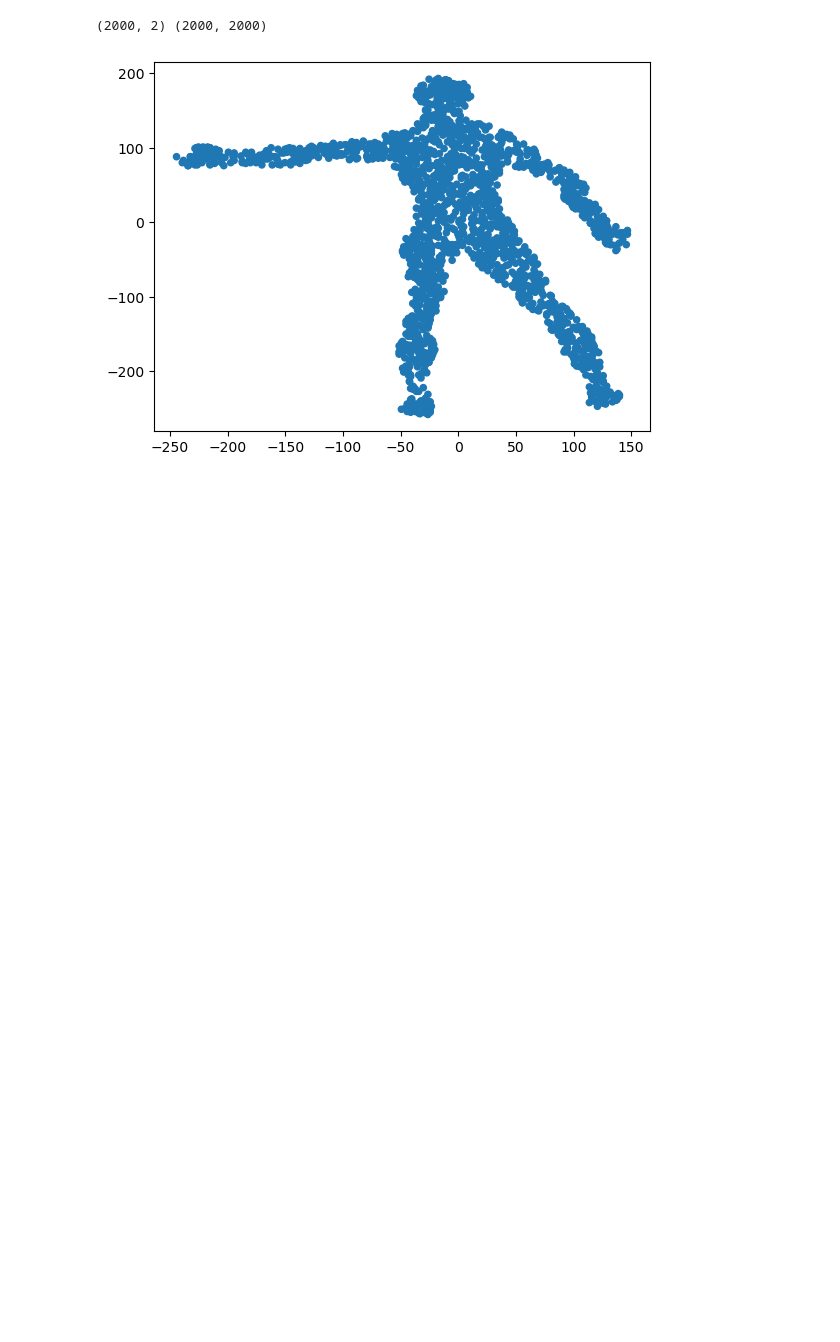
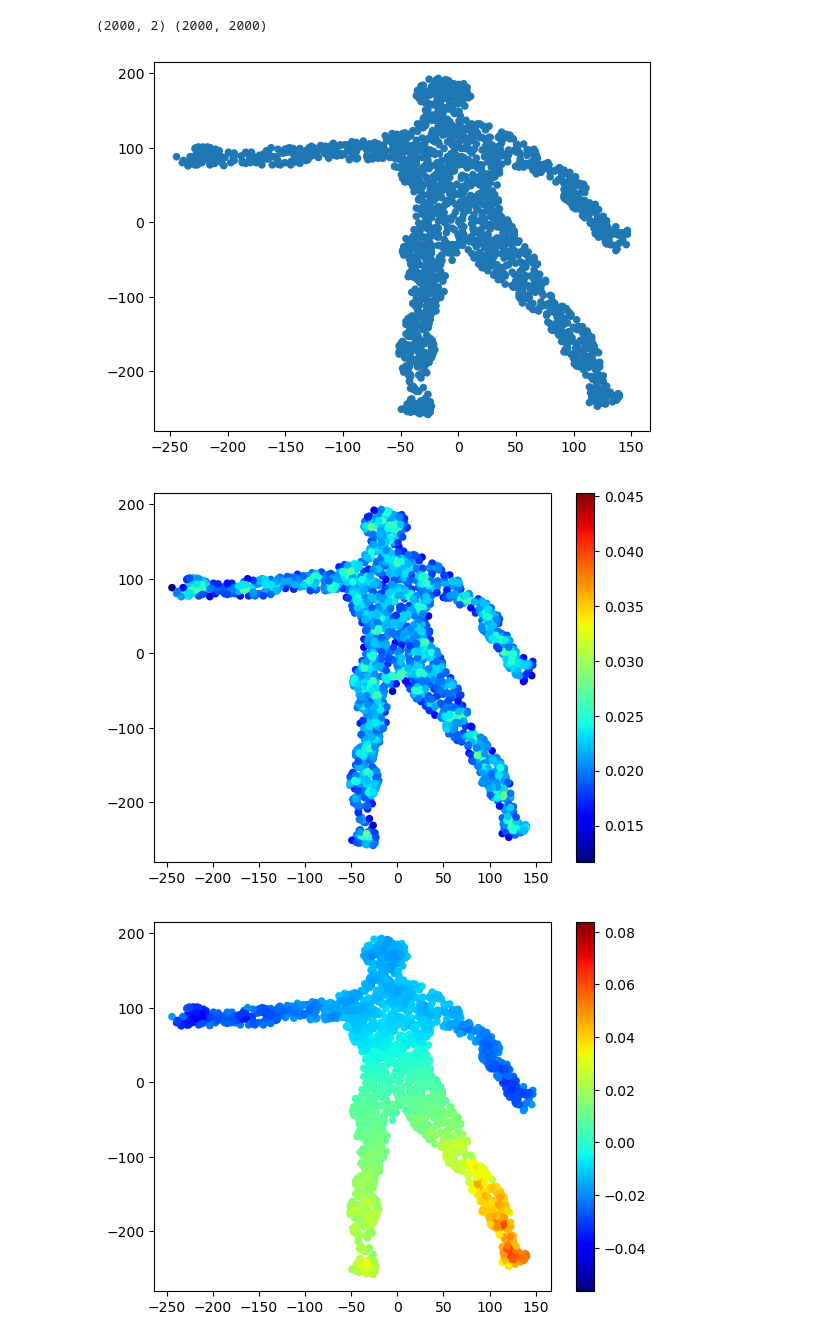
Before and after one commit to xbresson/GML2023, a Jupyter notebook: codes/02_Graph_Science/code02.ipynb, the cells around one changed output. Cells and saved outputs as stored; diff of their text form; code cells hidden in the pictures; blank space fills up the shorter version.

```diff
--- a/codes/02_Graph_Science/code02.ipynb
+++ b/codes/02_Graph_Science/code02.ipynb
@@ -54,6 +54,10 @@ lamb, U = scipy.sparse.linalg.eigsh(L, k=9, which='SM')
 # %%
 # Plot mode of variations
 for i in range(1,10):
     plt.figure(str(10+i))
     plt.scatter(X[:,0], X[:,1], c=U[:,i-1], s=size_vertex_plot*np.ones(X.shape[0]), color=pyplot.jet())
+    plt.colorbar()
     plt.show()
+# %% [output]
+[figure, added]
+[figure, added]
```
Also changed, not shown: parts of 2 cells of this notebook, 8 other files.
